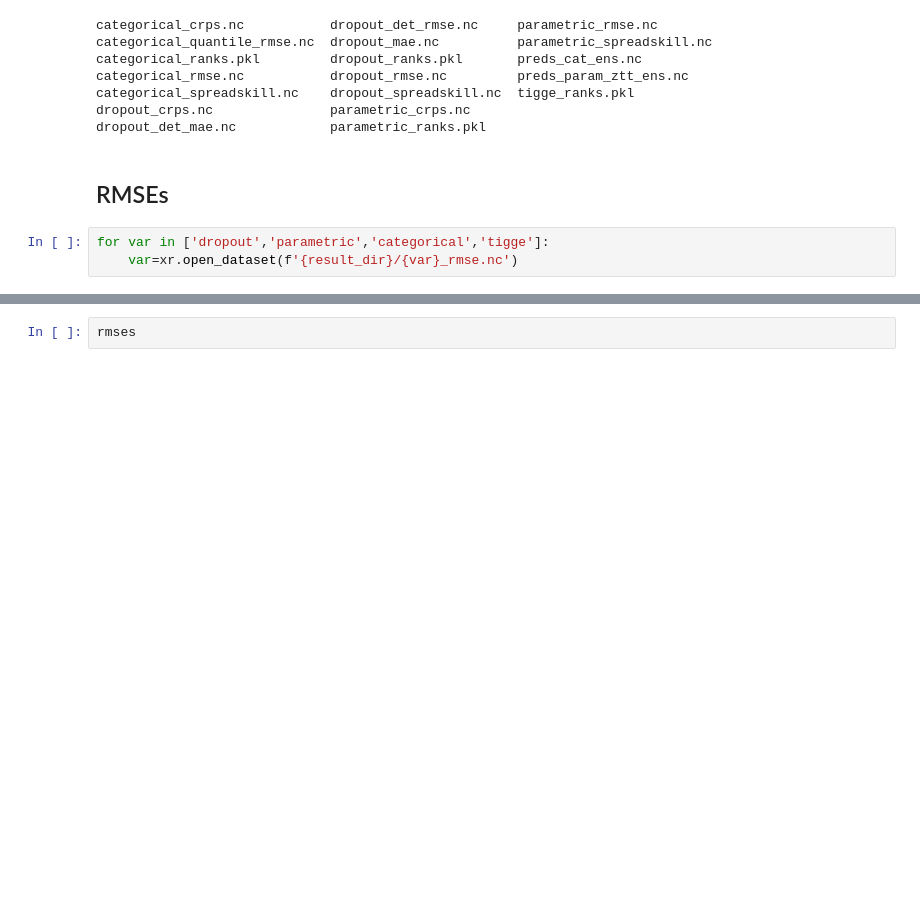
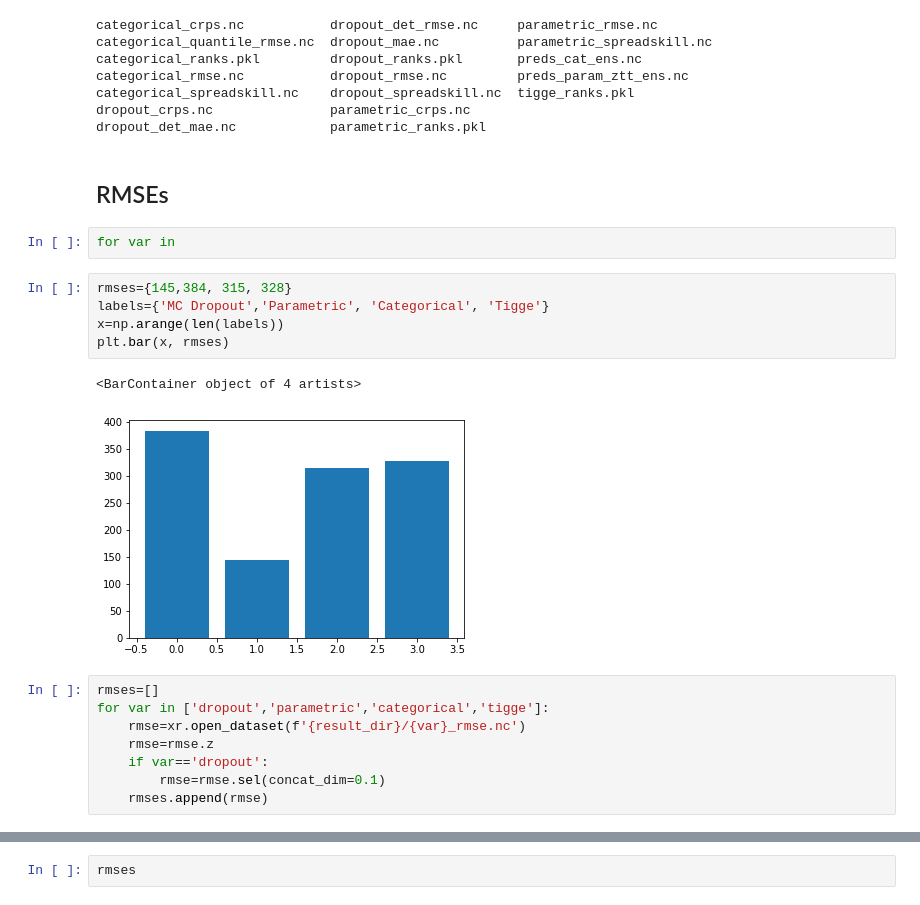
Before and after one commit to sagar-garg/WeatherBench, a Jupyter notebook: nbs_probabilistic/Data Maps.ipynb, the cells around one changed output, grey strips where cells are left out. Saved outputs shown, nothing was run; the diff lists cells and outputs as text; blank space fills up the shorter version.

```diff
--- a/nbs_probabilistic/Data Maps.ipynb
+++ b/nbs_probabilistic/Data Maps.ipynb
@@ -198,6 +199,21 @@ dropout_crps.nc               parametric_crps.nc
 dropout_det_mae.nc            parametric_ranks.pkl
 # %% [markdown]
 ## RMSEs
+# %%
+for var in
+# %%
+rmses={145,384, 315, 328}
+labels={'MC Dropout','Parametric', 'Categorical', 'Tigge'}
+x=np.arange(len(labels))
+plt.bar(x, rmses)
+# %% [output]
+<BarContainer object of 4 artists>
+[figure, added]
 # %%
+rmses=[]
 for var in ['dropout','parametric','categorical','tigge']:
-    var=xr.open_dataset(f'{result_dir}/{var}_rmse.nc')
+    rmse=xr.open_dataset(f'{result_dir}/{var}_rmse.nc')
+    rmse=rmse.z
+    if var=='dropout':
+        rmse=rmse.sel(concat_dim=0.1)
+    rmses.append(rmse)
```
Also changed, not shown: parts of 11 cells of this notebook, 1 other file.
